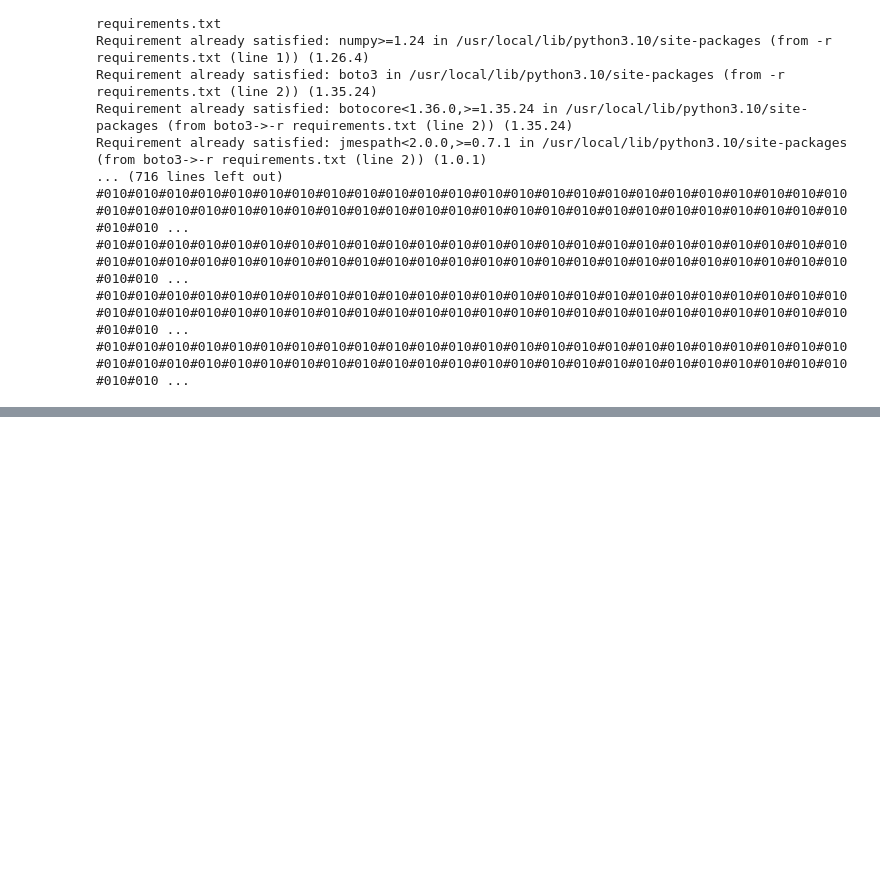
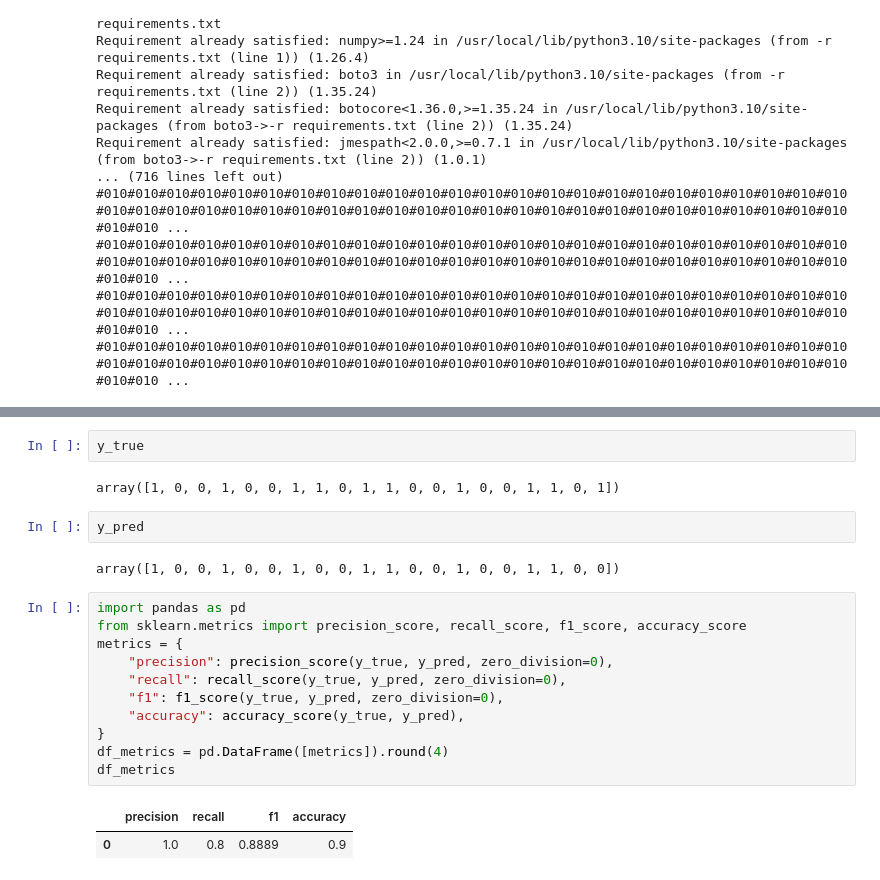
Before and after one commit to H-unter/MA3832-Assignment-3, a Jupyter notebook: code/transfer_learning.ipynb, the cells around one changed output, grey strips where cells are left out. Saved outputs shown, nothing was run; the diff lists cells and outputs as text; blank space fills up the shorter version.

```diff
--- a/code/transfer_learning.ipynb
+++ b/code/transfer_learning.ipynb
@@ -103,0 +165,22 @@ Requirement already satisfied: jmespath<2.0.0,>=0.7.1 in /usr/local/lib/python3.
+# %%
+y_true
+# %% [output]
+array([1, 0, 0, 1, 0, 0, 1, 1, 0, 1, 1, 0, 0, 1, 0, 0, 1, 1, 0, 1])
+# %%
+y_pred
+# %% [output]
+array([1, 0, 0, 1, 0, 0, 1, 0, 0, 1, 1, 0, 0, 1, 0, 0, 1, 1, 0, 0])
+# %%
+import pandas as pd
+from sklearn.metrics import precision_score, recall_score, f1_score, accuracy_score
+metrics = {
+    "precision": precision_score(y_true, y_pred, zero_division=0),
+    "recall": recall_score(y_true, y_pred, zero_division=0),
+    "f1": f1_score(y_true, y_pred, zero_division=0),
+    "accuracy": accuracy_score(y_true, y_pred),
+}
+df_metrics = pd.DataFrame([metrics]).round(4)
+df_metrics
+# %% [output]
+|  | precision | recall | f1 | accuracy |
+| 0 | 1.0 | 0.8 | 0.8889 | 0.9 |
```
Also changed, not shown: parts of 4 cells of this notebook.
